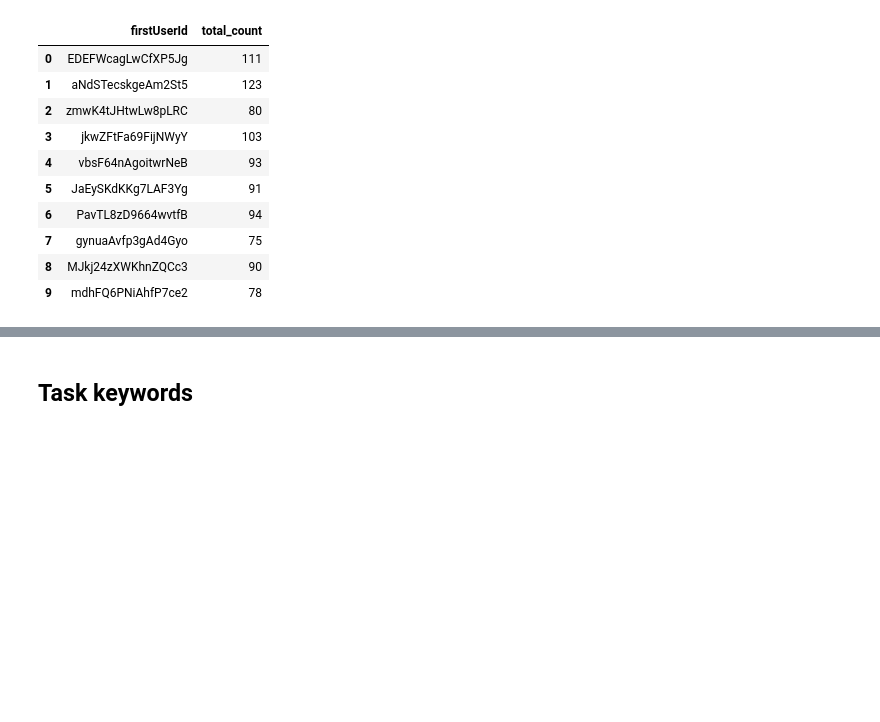
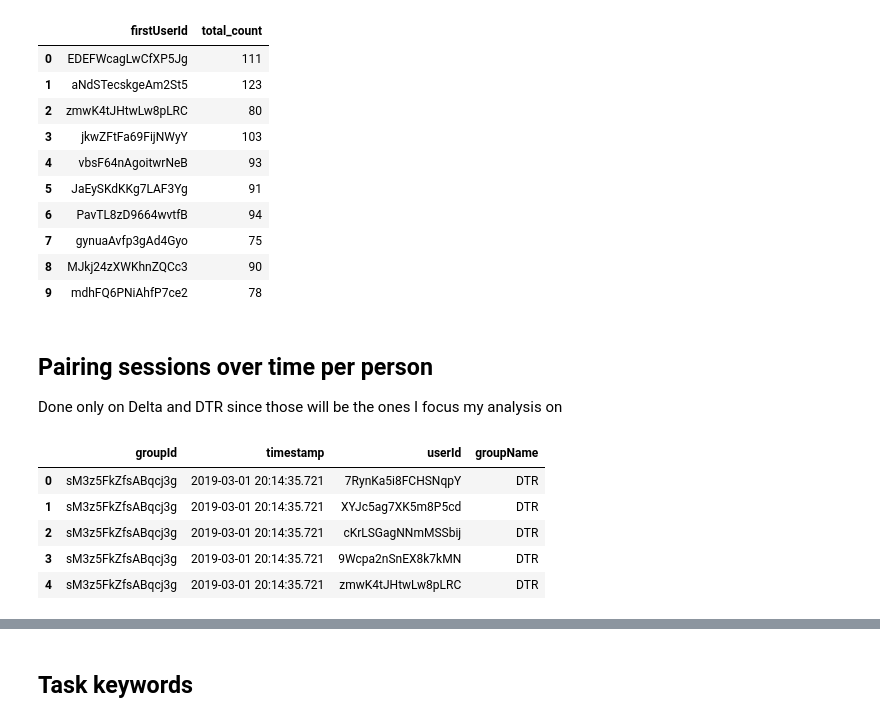
Before and after one commit to NUDelta/pair-research-matching-alg, a Jupyter notebook: network_analysis/NetworkAnalysis.ipynb, the cells around one changed output, grey strips where cells are left out. Cells and saved outputs as stored; diff of their text form; code cells hidden in the pictures; blank space fills up the shorter version.

```diff
--- a/network_analysis/NetworkAnalysis.ipynb
+++ b/network_analysis/NetworkAnalysis.ipynb
@@ -330,3 +330,6 @@ pairing_sessions_byuser.head(10)
 | 7 | gynuaAvfp3gAd4Gyo | 75 |
 | 8 | MJkj24zXWKhnZQCc3 | 90 |
 | 9 | mdhFQ6PNiAhfP7ce2 | 78 |
+# %% [markdown]
+## Pairing sessions over time per person
+Done only on Delta and DTR since those will be the ones I focus my analysis on
@@ -332,0 +339,21 @@ pairing_sessions_byuser.head(10)
+# %%
+# get only delta and dtr pairings
+pairings_sessions_plt_data = pairs_history[pairs_history['groupId'].isin([delta_group_id, dtr_group_id])].reset_index(drop=True)
+
+# restructure table into timestamp-userId pairs
+pairings_sessions_plt_data = pd.melt(pairings_sessions_plt_data[['groupId', 'firstUserId', 'secondUserId', 'timestamp']], id_vars=['groupId', 'timestamp'])
+
+# clean up table for plotting
+del pairings_sessions_plt_data['variable']
+pairings_sessions_plt_data.rename(columns={'value': 'userId'}, inplace=True)
+pairings_sessions_plt_data.dropna(inplace=True)
+
+pairings_sessions_plt_data['groupName'] = pairings_sessions_plt_data['groupId'].apply(lambda x: 'DTR' if x == dtr_group_id else 'Delta Lab')
+pairings_sessions_plt_data.head()
+# %% [output]
+|  | groupId | timestamp | userId | groupName |
+| 0 | sM3z5FkZfsABqcj3g | 2019-03-01 20:14:35.721 | 7RynKa5i8FCHSNqpY | DTR |
+| 1 | sM3z5FkZfsABqcj3g | 2019-03-01 20:14:35.721 | XYJc5ag7XK5m8P5cd | DTR |
+| 2 | sM3z5FkZfsABqcj3g | 2019-03-01 20:14:35.721 | cKrLSGagNNmMSSbij | DTR |
+| 3 | sM3z5FkZfsABqcj3g | 2019-03-01 20:14:35.721 | 9Wcpa2nSnEX8k7kMN | DTR |
+| 4 | sM3z5FkZfsABqcj3g | 2019-03-01 20:14:35.721 | zmwK4tJHtwLw8pLRC | DTR |
```
Also changed, not shown: parts of 6 cells of this notebook.
